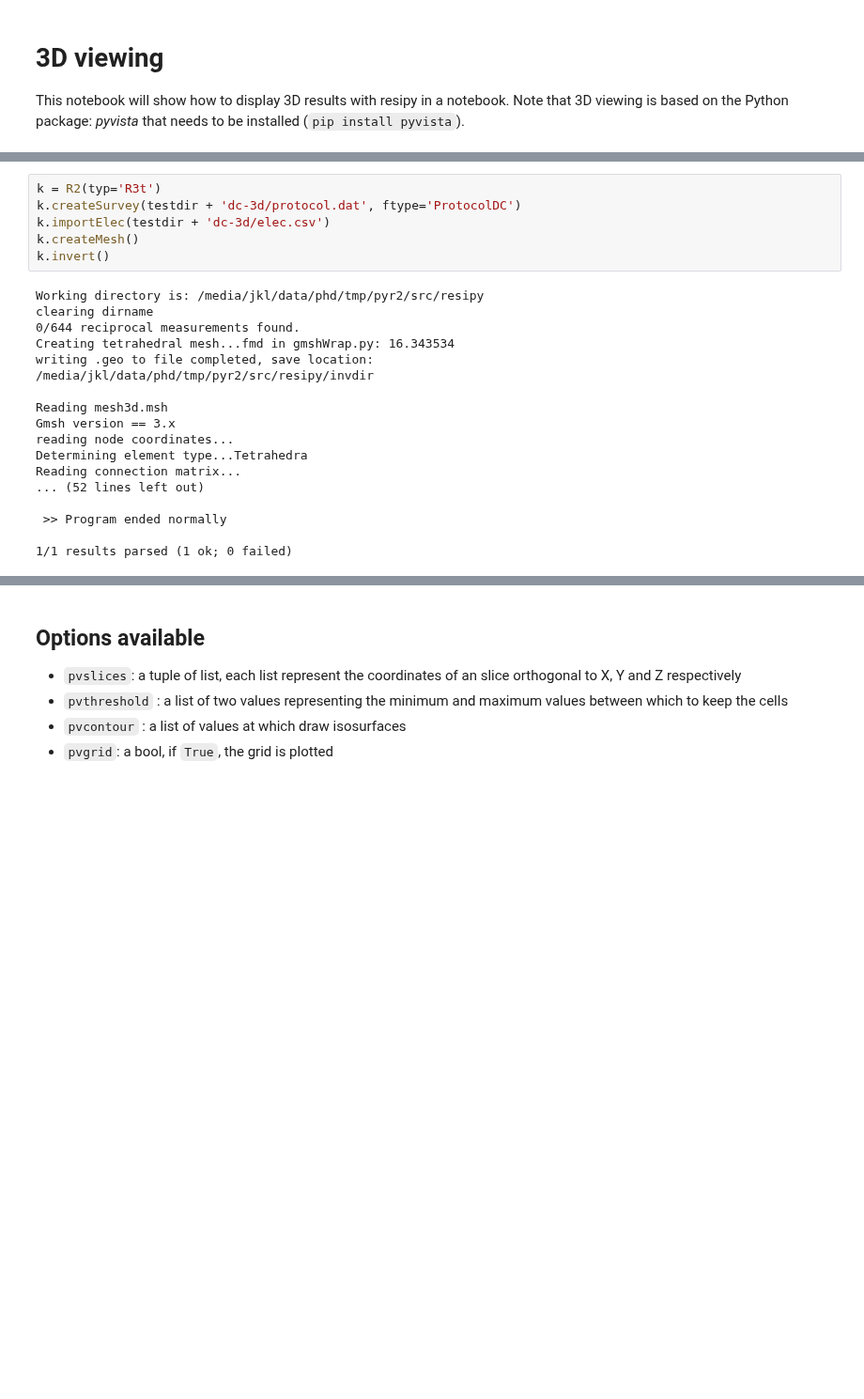
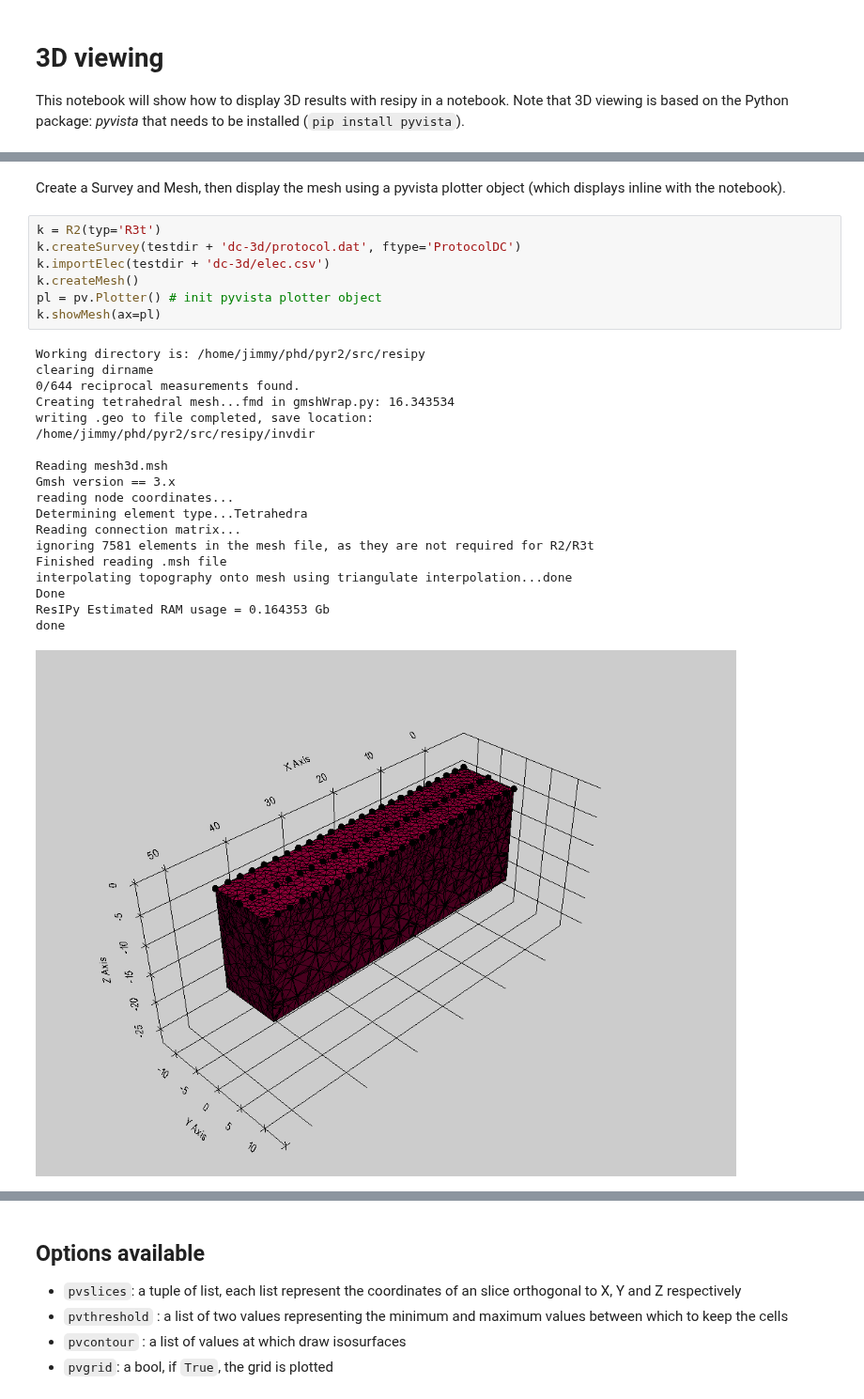
Before and after one commit to hkexgroup/resipy, a Jupyter notebook: jupyter-notebook/nb_3d-visualisation.ipynb, the cells around one changed output, grey strips where cells are left out. Shown at 94% size. Drawn from its saved outputs; the diff is of its cells as text; blank space fills up the shorter version.

```diff
--- a/jupyter-notebook/nb_3d-visualisation.ipynb
+++ b/jupyter-notebook/nb_3d-visualisation.ipynb
@@ -13,27 +13,32 @@ ResIPy version =  2.2.2
 cR2.exe found and up to date.
 R3t.exe found and up to date.
 cR3t.exe found and up to date.
+# %% [markdown]
+Create a Survey and Mesh, then display the mesh using a pyvista plotter object (which displays inline with the notebook).
 # %%
 k = R2(typ='R3t')
 k.createSurvey(testdir + 'dc-3d/protocol.dat', ftype='ProtocolDC')
 k.importElec(testdir + 'dc-3d/elec.csv')
 k.createMesh()
-k.invert()
+pl = pv.Plotter() # init pyvista plotter object
+k.showMesh(ax=pl)
 # %% [output]
-Working directory is: /media/jkl/data/phd/tmp/pyr2/src/resipy
+Working directory is: /home/jimmy/phd/pyr2/src/resipy
 clearing dirname
 0/644 reciprocal measurements found.
 Creating tetrahedral mesh...fmd in gmshWrap.py: 16.343534
 writing .geo to file completed, save location:
-/media/jkl/data/phd/tmp/pyr2/src/resipy/invdir
+/home/jimmy/phd/pyr2/src/resipy/invdir
 
 Reading mesh3d.msh
 Gmsh version == 3.x
 reading node coordinates...
 Determining element type...Tetrahedra
 Reading connection matrix...
-... (52 lines left out)
-
- >> Program ended normally
-
-1/1 results parsed (1 ok; 0 failed)
+ignoring 7581 elements in the mesh file, as they are not required for R2/R3t
+Finished reading .msh file
+interpolating topography onto mesh using triangulate interpolation...done
+Done
+ResIPy Estimated RAM usage = 0.164353 Gb
+done
+[figure, added]
```
Also changed, not shown: parts of 4 cells of this notebook, 6 other files.
